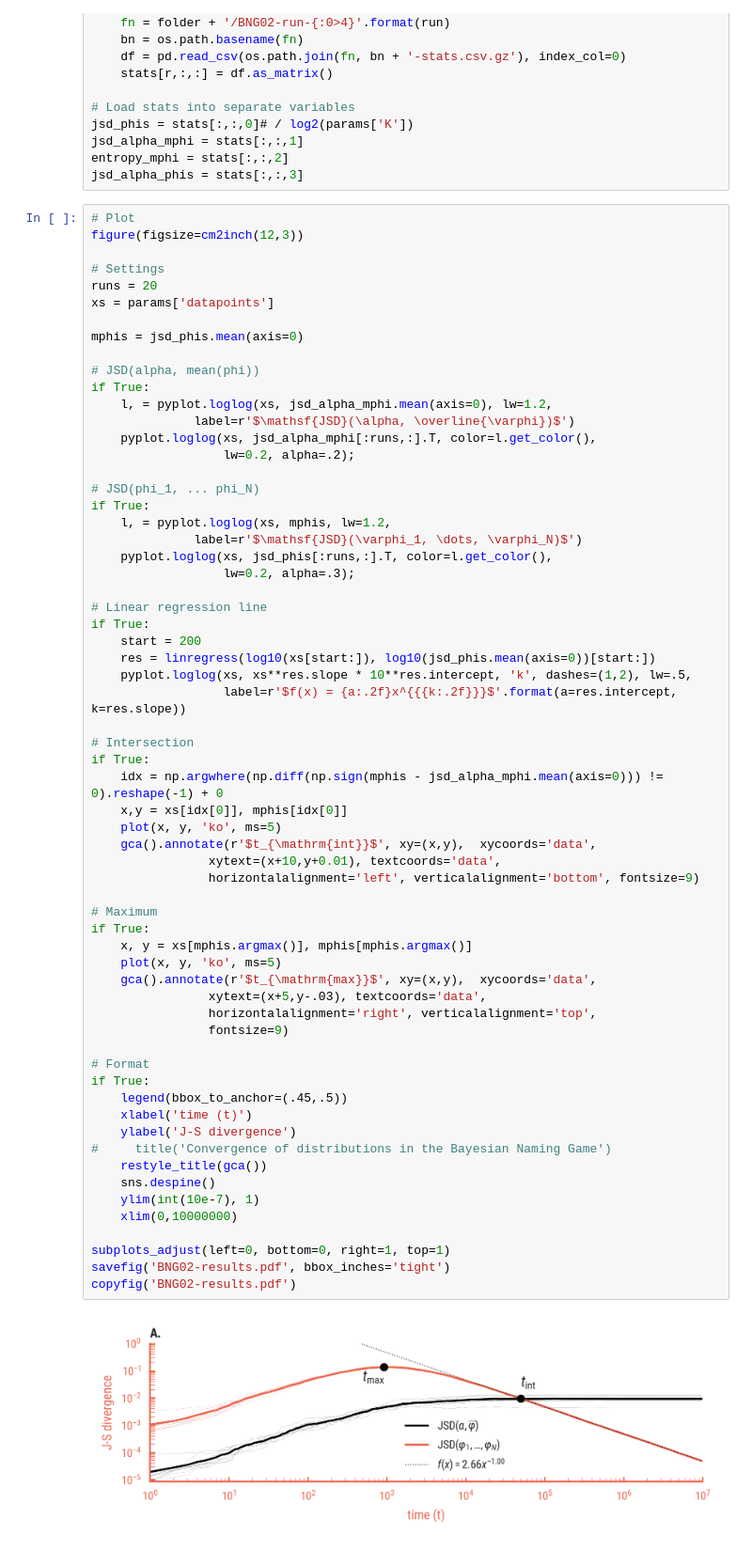
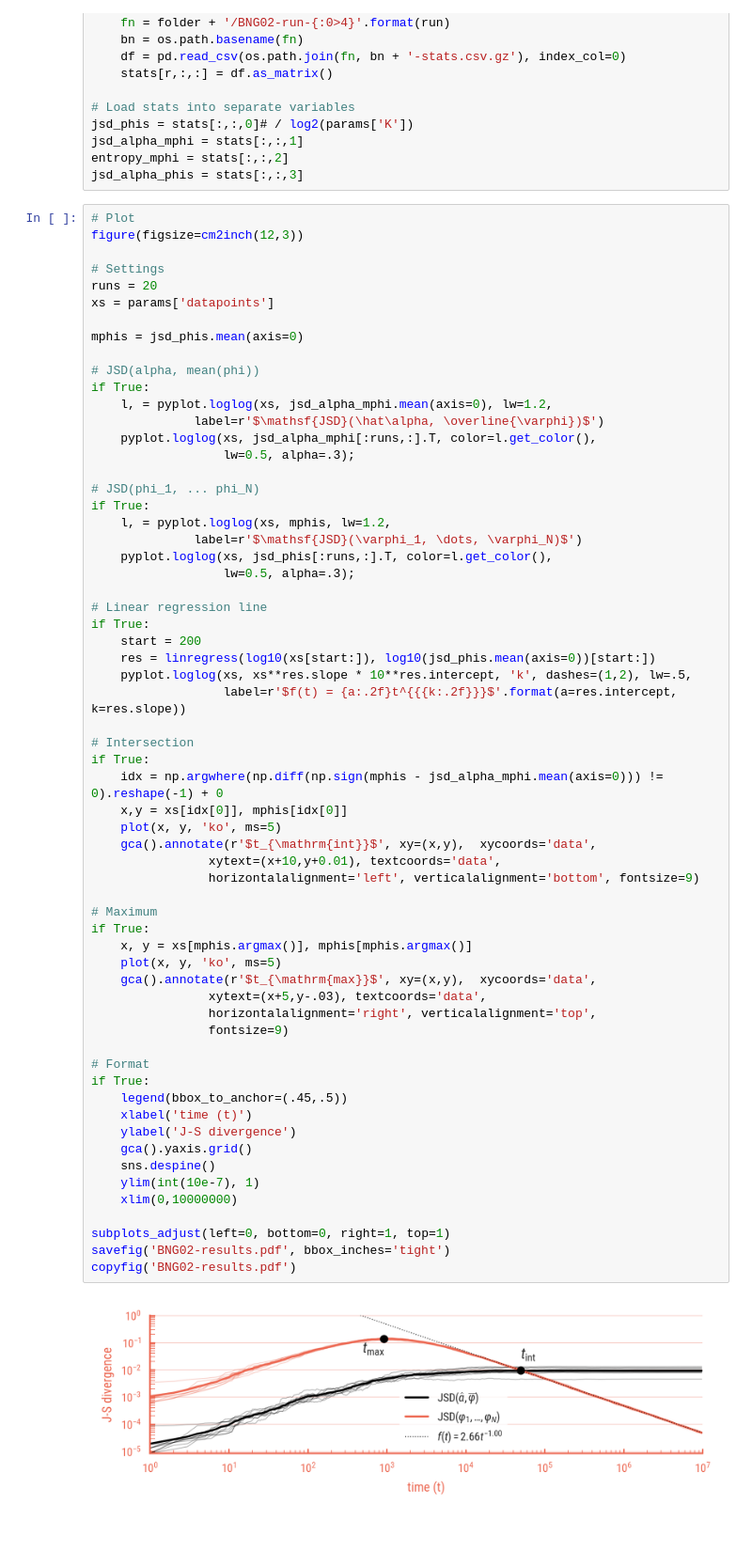
Before and after one commit to bacor/thesis, a Jupyter notebook: experiments/BNG02/BNG02 analysis.ipynb, the cells around one changed output. Shown at 94% size. Cells and saved outputs as stored; diff of their text form.

```diff
--- a/experiments/BNG02/BNG02 analysis.ipynb
+++ b/experiments/BNG02/BNG02 analysis.ipynb
@@ -52,55 +52,54 @@ mphis = jsd_phis.mean(axis=0)
 # JSD(alpha, mean(phi))
 if True:
     l, = pyplot.loglog(xs, jsd_alpha_mphi.mean(axis=0), lw=1.2,
-              label=r'$\mathsf{JSD}(\alpha, \overline{\varphi})$')
+              label=r'$\mathsf{JSD}(\hat\alpha, \overline{\varphi})$')
     pyplot.loglog(xs, jsd_alpha_mphi[:runs,:].T, color=l.get_color(),
-                  lw=0.2, alpha=.2);
+                  lw=0.5, alpha=.3);
 
 # JSD(phi_1, ... phi_N)
 if True:
     l, = pyplot.loglog(xs, mphis, lw=1.2,
               label=r'$\mathsf{JSD}(\varphi_1, \dots, \varphi_N)$')
     pyplot.loglog(xs, jsd_phis[:runs,:].T, color=l.get_color(),
-                  lw=0.2, alpha=.3);
+                  lw=0.5, alpha=.3);
 
 # Linear regression line
 if True:
     start = 200
     res = linregress(log10(xs[start:]), log10(jsd_phis.mean(axis=0))[start:])
     pyplot.loglog(xs, xs**res.slope * 10**res.intercept, 'k', dashes=(1,2), lw=.5,
-                  label=r'$f(x) = {a:.2f}x^{{{k:.2f}}}$'.format(a=res.intercept, k=res.slope))
+                  label=r'$f(t) = {a:.2f}t^{{{k:.2f}}}$'.format(a=res.intercept, k=res.slope))
 
 # Intersection
 if True:
     idx = np.argwhere(np.diff(np.sign(mphis - jsd_alpha_mphi.mean(axis=0))) != 0).reshape(-1) + 0
     x,y = xs[idx[0]], mphis[idx[0]]
     plot(x, y, 'ko', ms=5)
     gca().annotate(r'$t_{\mathrm{int}}$', xy=(x,y),  xycoords='data',
                 xytext=(x+10,y+0.01), textcoords='data',
                 horizontalalignment='left', verticalalignment='bottom', fontsize=9)
 
 # Maximum
 if True:
     x, y = xs[mphis.argmax()], mphis[mphis.argmax()]
     plot(x, y, 'ko', ms=5)
     gca().annotate(r'$t_{\mathrm{max}}$', xy=(x,y),  xycoords='data',
                 xytext=(x+5,y-.03), textcoords='data',
                 horizontalalignment='right', verticalalignment='top',
                 fontsize=9)
 
 # Format
 if True:
     legend(bbox_to_anchor=(.45,.5))
     xlabel('time (t)')
     ylabel('J-S divergence')
-#     title('Convergence of distributions in the Bayesian Naming Game')
-    restyle_title(gca())
+    gca().yaxis.grid()
     sns.despine()
     ylim(int(10e-7), 1)
     xlim(0,10000000)
 
 subplots_adjust(left=0, bottom=0, right=1, top=1)
 savefig('BNG02-results.pdf', bbox_inches='tight')
 copyfig('BNG02-results.pdf')
 # %% [output]
-[figure, old version]
+[figure, new version]
```
Also changed, not shown: 14 other files.
